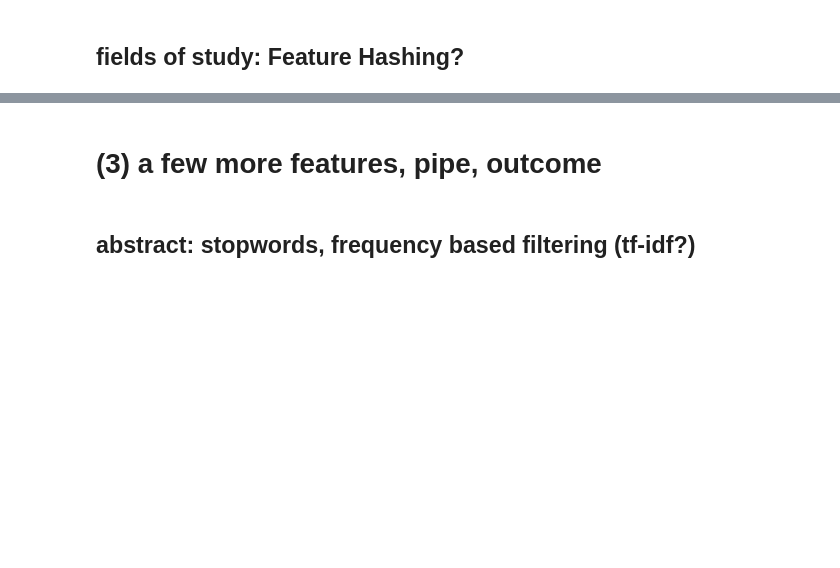
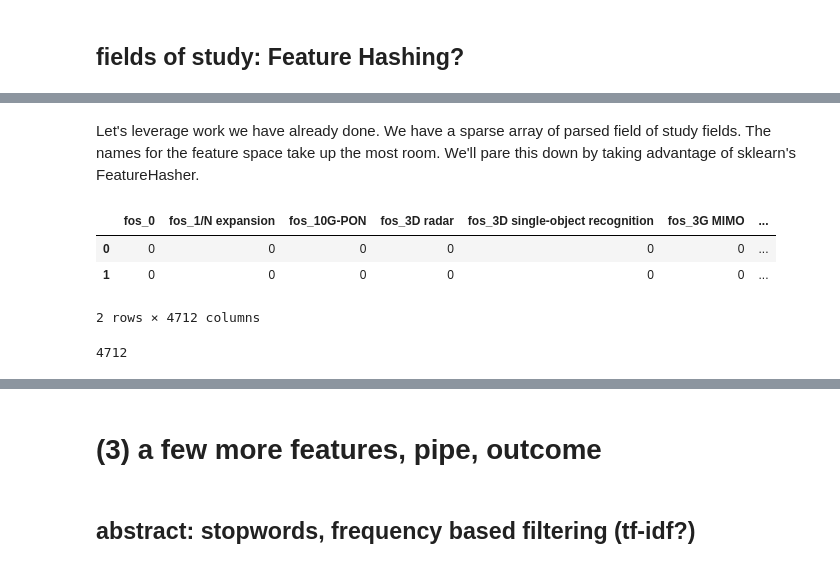
Before and after one commit to alicezheng/feature-engineering-book, a Jupyter notebook: End-to-End Example 1 - Academic paper recommender.ipynb, the cells around one changed output, grey strips where cells are left out. Cells and saved outputs as stored; diff of their text form; code cells hidden in the pictures; blank space fills up the shorter version.

Commit message:
going to have to keep going in CO

```diff
--- a/End-to-End Example 1 - Academic paper recommender.ipynb
+++ b/End-to-End Example 1 - Academic paper recommender.ipynb
@@ -308,0 +274,14 @@ pd.get_dummies(model_df['fos'][1])
+# %% [markdown]
+Let's leverage work we have already done. We have a sparse array of parsed field of study fields. The names for the feature space take up the most room. We'll pare this down by taking advantage of sklearn's FeatureHasher.
+# %%
+fos_features.head(2)
+# %% [output]
+|  | fos_0 | fos_1/N expansion | fos_10G-PON | fos_3D radar | fos_3D single-object recognition | fos_3G MIMO | ... |
+| 0 | 0 | 0 | 0 | 0 | 0 | 0 | ... |
+| 1 | 0 | 0 | 0 | 0 | 0 | 0 | ... |
+2 rows × 4712 columns
+# %%
+m = len(unique_fos)
+m
+# %% [output]
+4712
```
Also changed, not shown: parts of 11 cells of this notebook.
